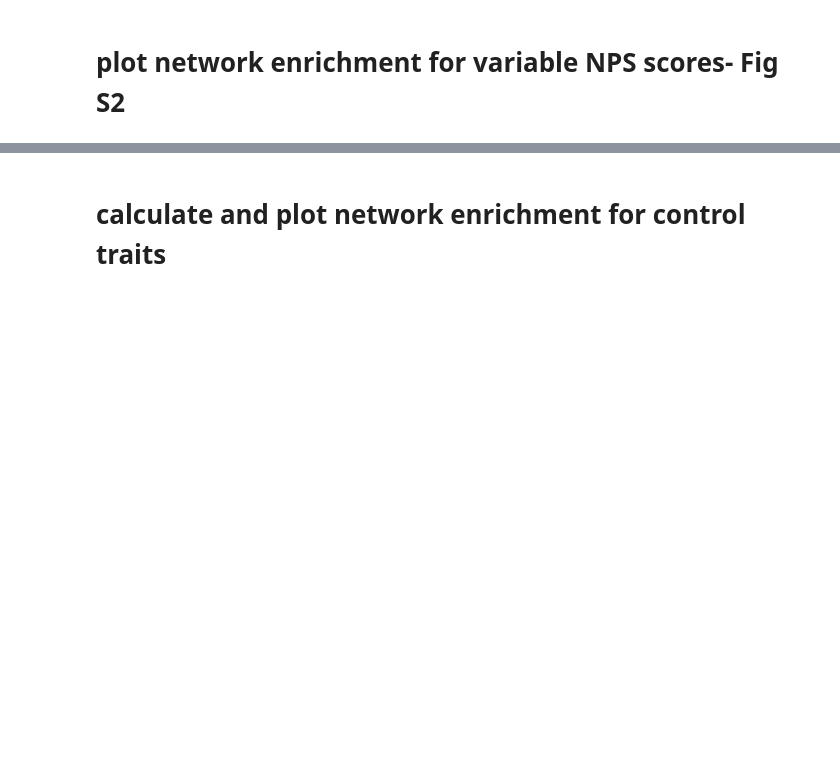
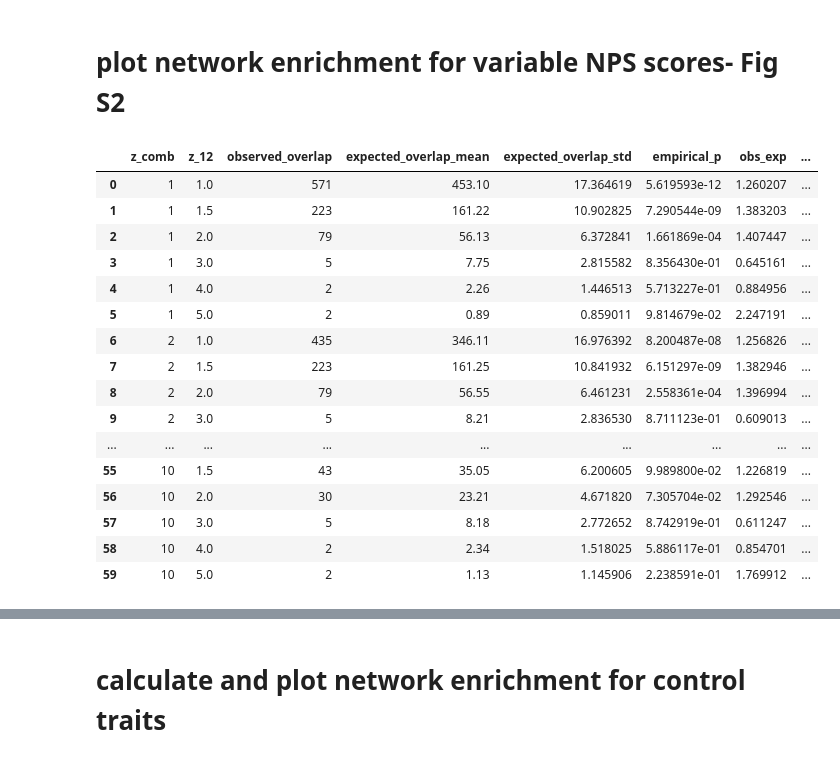
Before and after one commit to BSLeger/rare_common_alcohol_comparison, a Jupyter notebook: notebooks/rare_common_colocalization.ipynb, the cells around one changed output, grey strips where cells are left out. Cells and saved outputs as stored; diff of their text form; code cells hidden in the pictures; blank space fills up the shorter version.

```diff
--- a/notebooks/rare_common_colocalization.ipynb
+++ b/notebooks/rare_common_colocalization.ipynb
@@ -245,5 +250,25 @@ if save_file:
 # %% [markdown]
 # plot network enrichment for variable NPS scores- Fig S2
+# %%
+netcoloc_enrichment_df
+# %% [output]
+|  | z_comb | z_12 | observed_overlap | expected_overlap_mean | expected_overlap_std | empirical_p | obs_exp | ... |
+| 0 | 1 | 1.0 | 571 | 453.10 | 17.364619 | 5.619593e-12 | 1.260207 | ... |
+| 1 | 1 | 1.5 | 223 | 161.22 | 10.902825 | 7.290544e-09 | 1.383203 | ... |
+| 2 | 1 | 2.0 | 79 | 56.13 | 6.372841 | 1.661869e-04 | 1.407447 | ... |
+| 3 | 1 | 3.0 | 5 | 7.75 | 2.815582 | 8.356430e-01 | 0.645161 | ... |
+| 4 | 1 | 4.0 | 2 | 2.26 | 1.446513 | 5.713227e-01 | 0.884956 | ... |
+| 5 | 1 | 5.0 | 2 | 0.89 | 0.859011 | 9.814679e-02 | 2.247191 | ... |
+| 6 | 2 | 1.0 | 435 | 346.11 | 16.976392 | 8.200487e-08 | 1.256826 | ... |
+| 7 | 2 | 1.5 | 223 | 161.25 | 10.841932 | 6.151297e-09 | 1.382946 | ... |
+| 8 | 2 | 2.0 | 79 | 56.55 | 6.461231 | 2.558361e-04 | 1.396994 | ... |
+| 9 | 2 | 3.0 | 5 | 8.21 | 2.836530 | 8.711123e-01 | 0.609013 | ... |
+| ... | ... | ... | ... | ... | ... | ... | ... | ... |
+| 55 | 10 | 1.5 | 43 | 35.05 | 6.200605 | 9.989800e-02 | 1.226819 | ... |
+| 56 | 10 | 2.0 | 30 | 23.21 | 4.671820 | 7.305704e-02 | 1.292546 | ... |
+| 57 | 10 | 3.0 | 5 | 8.18 | 2.772652 | 8.742919e-01 | 0.611247 | ... |
+| 58 | 10 | 4.0 | 2 | 2.34 | 1.518025 | 5.886117e-01 | 0.854701 | ... |
+| 59 | 10 | 5.0 | 2 | 1.13 | 1.145906 | 2.238591e-01 | 1.769912 | ... |
 # %%
 netcoloc_enrichment_df.columns=['NPS_common-rare', 'NPS_single', 'observed_overlap', 'expected_overlap_mean',
        'expected_overlap_std', 'empirical_p', 'obs_exp', 'rare_dataset',
```
Also changed, not shown: parts of 22 cells of this notebook, 2 other files.
